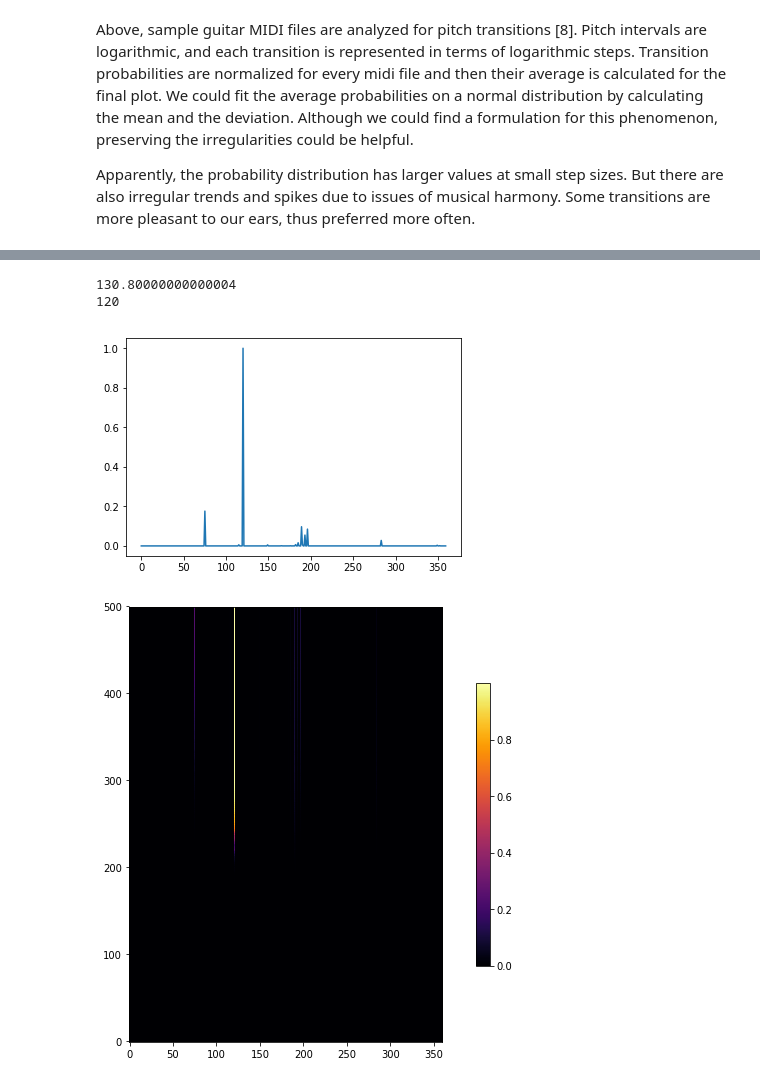
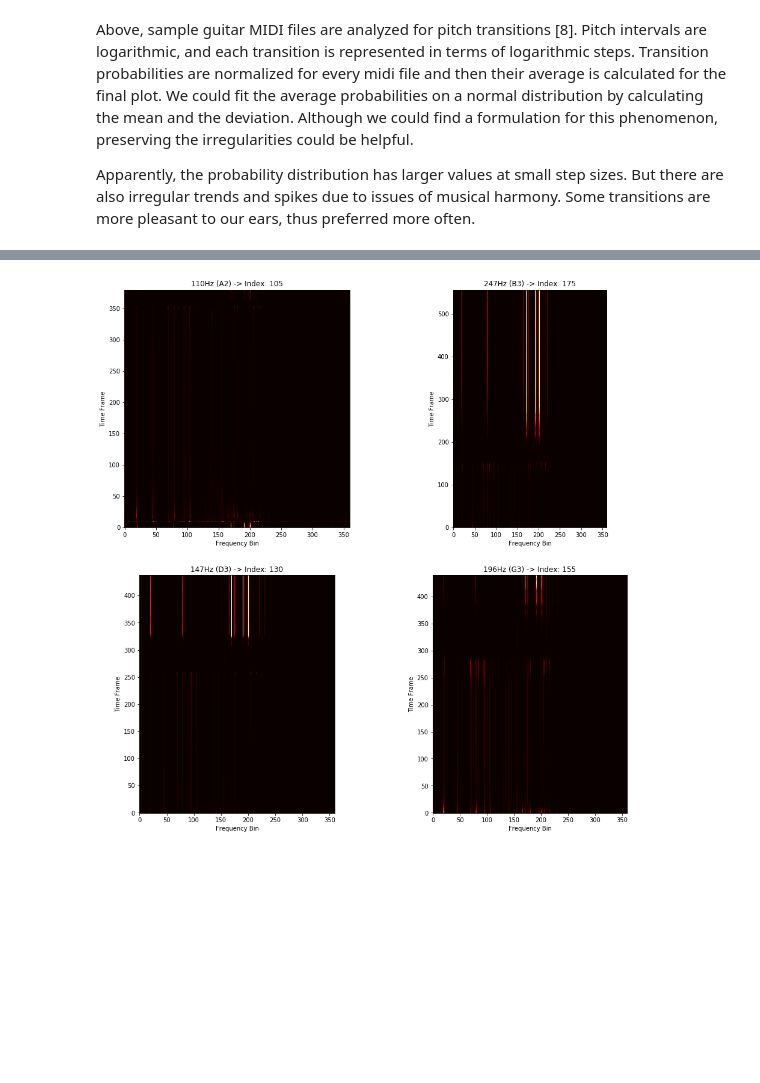
Before and after one commit to OnurOrhan/music-transcription-research, a Jupyter notebook: Report.ipynb, the cells around one changed output, grey strips where cells are left out. Saved outputs shown, nothing was run; the diff lists cells and outputs as text; code cells hidden in the pictures; blank space fills up the shorter version.

```diff
--- a/Report.ipynb
+++ b/Report.ipynb
@@ -377,14 +234,0 @@ prediction = model.predict_on_batch(frames)
-# %%
-print(10*2**((freq2Cents(32.70)+np.argmax(prediction[400])*20)/1200))
-print(np.argmax(prediction[400]))
-plt.plot(prediction[400])
-plt.show()
-plt.figure(figsize=(12,8))
-plt.imshow(prediction, interpolation='nearest', origin='lower', cmap='inferno')
-plt.colorbar(shrink=0.65)
-plt.show()
-# %% [output]
-130.80000000000004
-120
-[figure, removed]
-[figure, removed]
@@ -391,3 +385,41 @@ plt.show()
+# %%
+p1 = modelPredict('source/guitar/A0.wav')
+print('p1', end='.')
+p2 = modelPredict('source/guitar/B0.wav')
+print('p2', end='.')
+p3 = modelPredict('source/guitar/D0.wav')
+print('p3', end='.')
+p4 = modelPredict('source/guitar/G0.wav')
+print('p4', end='.')
+# %%
+plt.figure(figsize=(16, 16))
+plt.subplot(2,2,1)
+plt.imshow(p1, interpolation='nearest', origin='lower', cmap='hot')
+f = 110
+plt.xlabel('Frequency Bin')
+plt.ylabel('Time Frame')
+plt.title('%dHz (A2) -> Index: %d' % (int(round(f)), freq2Index(f)))
+plt.subplot(2,2,2)
+plt.imshow(p2, interpolation='nearest', origin='lower', cmap='hot')
+f = 246.94
+plt.xlabel('Frequency Bin')
+plt.ylabel('Time Frame')
+plt.title('%dHz (B3) -> Index: %d' % (int(round(f)), freq2Index(f)))
+plt.subplot(2,2,3)
+plt.imshow(p3, interpolation='nearest', origin='lower', cmap='hot')
+f = 146.83
+plt.xlabel('Frequency Bin')
+plt.ylabel('Time Frame')
+plt.title('%dHz (D3) -> Index: %d' % (int(round(f)), freq2Index(f)))
+plt.subplot(2,2,4)
+plt.imshow(p4, interpolation='nearest', origin='lower', cmap='hot')
+f = 196
+plt.xlabel('Frequency Bin')
+plt.ylabel('Time Frame')
+plt.title('%dHz (G3) -> Index: %d' % (int(round(f)), freq2Index(f)))
+plt.show()
+# %% [output]
+[figure, added]
 # %% [markdown]
 ## 5. References
 
```
Also changed, not shown: parts of 10 cells of this notebook, 1 other file.
